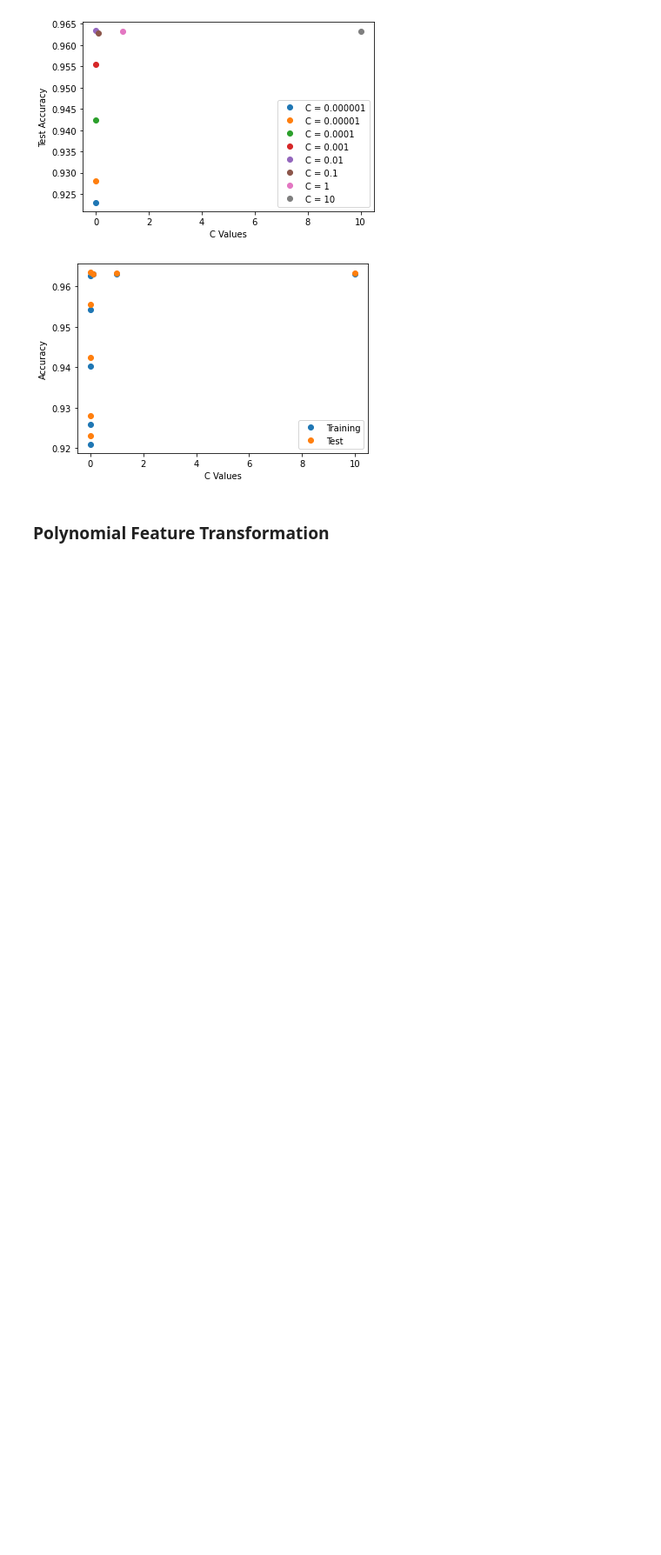
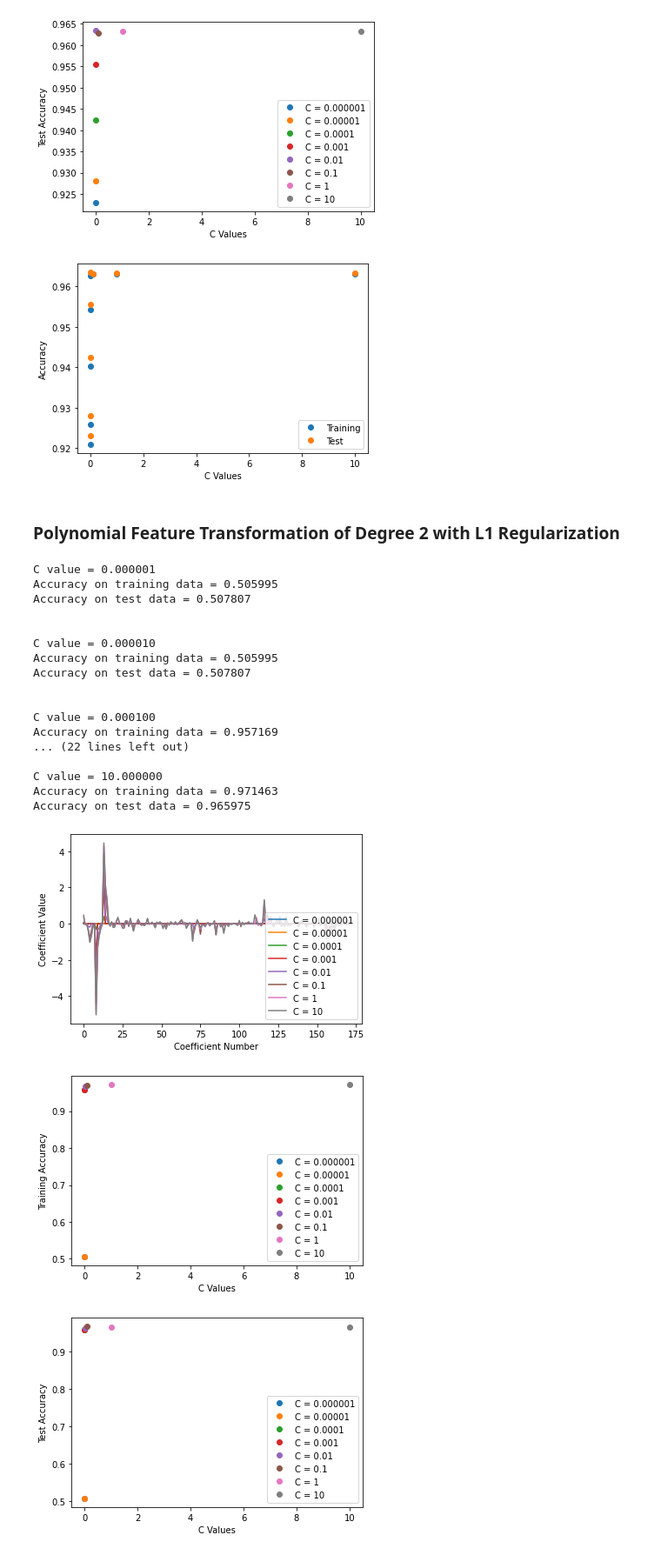
Before and after one commit to linamanda/LoLResultPrediction, a Jupyter notebook: LogisticRegression.ipynb, the cells around one changed output. Shown: that part at 87% size. Drawn from its saved outputs; the diff is of its cells as text; code cells hidden in the pictures; blank space fills up the shorter version.

```diff
--- a/LogisticRegression.ipynb
+++ b/LogisticRegression.ipynb
@@ -303,4 +303,4 @@ Accuracy on test data = 0.963334
 [figure]
 [figure]
 # %% [markdown]
-### Polynomial Feature Transformation
+### Polynomial Feature Transformation of Degree 2 with L1 Regularization
@@ -315,0 +307,55 @@ logreg_model_l1
+# %%
+# Tranformation
+polyDeg2 = PolynomialFeatures(2)
+X_transformed_train = polyDeg2.fit_transform(X_train)
+X_transformed_test = polyDeg2.fit_transform(X_test)
+
+acc_logreg_polyDeg2_train = []
+acc_logreg_polyDeg2_test = []
+
+logreg_model_l1(c_vals, X_transformed_train, y_2d_train.ravel(), X_transformed_test, y_2d_test.ravel(), acc_logreg_polyDeg2_train, acc_logreg_polyDeg2_test)
+
+# Separate Test/Train Accuracy
+for i in range(len(c_vals)):
+    plt.plot(c_vals[i], acc_logreg_polyDeg2_train[i], 'o')
+plt.xlabel('C Values')
+plt.ylabel('Training Accuracy')
+plt.legend(['C = 0.000001', 'C = 0.00001', 'C = 0.0001', 'C = 0.001', 'C = 0.01', 'C = 0.1', 'C = 1', 'C = 10'], loc='lower right')
+plt.show()
+
+for i in range(len(c_vals)):
+    plt.plot(c_vals[i], acc_logreg_polyDeg2_test[i], 'o')
+plt.xlabel('C Values')
+plt.ylabel('Test Accuracy')
+plt.legend(['C = 0.000001', 'C = 0.00001', 'C = 0.0001', 'C = 0.001', 'C = 0.01', 'C = 0.1', 'C = 1', 'C = 10'], loc='lower right')
+plt.show()
+
+# Combined Test/Train Accuracy
+plt.plot(c_vals, acc_logreg_polyDeg2_train, 'o')
+
+plt.plot(c_vals, acc_logreg_polyDeg2_test, 'o')
+plt.xlabel('C Values')
+plt.ylabel('Accuracy')
+plt.legend(['Training', 'Test'], loc='lower right')
+plt.show()
+# %% [output]
+C value = 0.000001
+Accuracy on training data = 0.505995
+Accuracy on test data = 0.507807
+
+
+C value = 0.000010
+Accuracy on training data = 0.505995
+Accuracy on test data = 0.507807
+
+
+C value = 0.000100
+Accuracy on training data = 0.957169
+... (22 lines left out)
+
+C value = 10.000000
+Accuracy on training data = 0.971463
+Accuracy on test data = 0.965975
+[figure, added]
+[figure, added]
+[figure, added]
```
Also changed, not shown: parts of 9 cells of this notebook, 1 other file.
